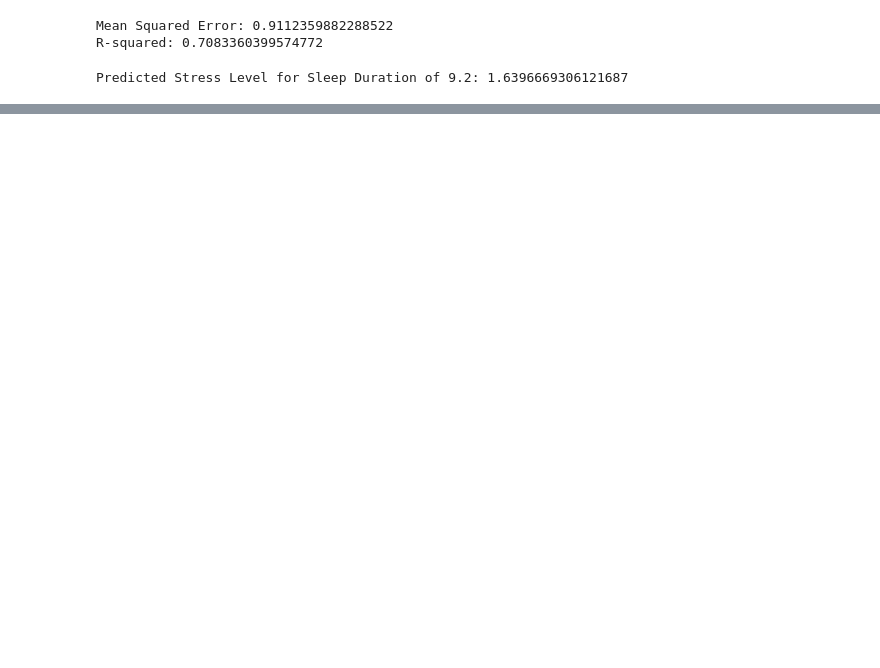
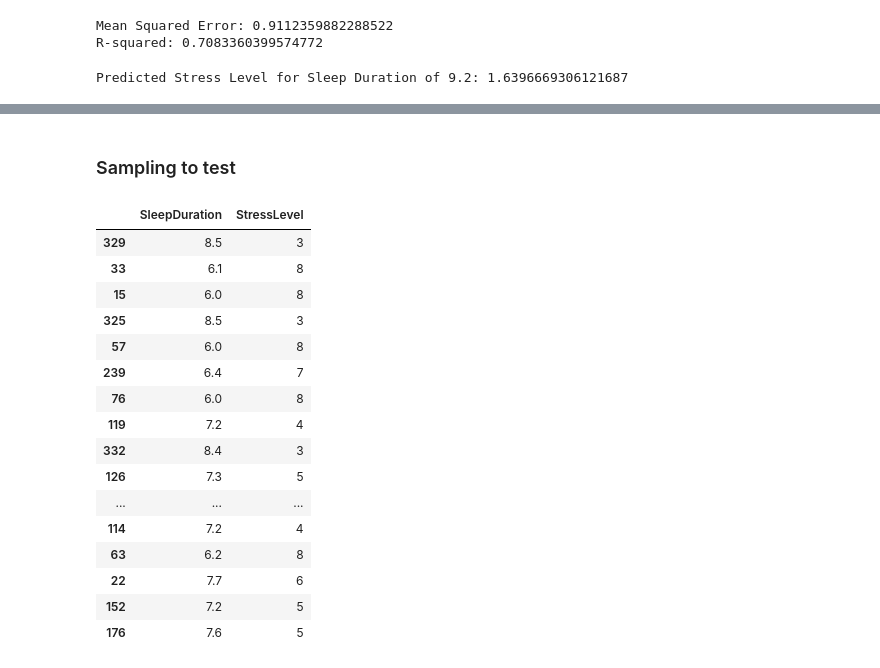
Before and after one commit to thangthewinner/MAS291_Project, a Jupyter notebook: project.ipynb, the cells around one changed output, grey strips where cells are left out. Drawn from its saved outputs; the diff is of its cells as text; code cells hidden in the pictures; blank space fills up the shorter version.

```diff
--- a/project.ipynb
+++ b/project.ipynb
@@ -428,4 +417,23 @@ plt.show()
+# %% [markdown]
+### Sampling to test
 # %%
-st = df.sample(n=30, random_state=113) [['SleepDuration','StressLevel']]
-fig = ff.create_table(st)
-fig.show()
+st = df[['SleepDuration','StressLevel']].sample(n=40,random_state=42)
+st
+# %% [output]
+|  | SleepDuration | StressLevel |
+| 329 | 8.5 | 3 |
+| 33 | 6.1 | 8 |
+| 15 | 6.0 | 8 |
+| 325 | 8.5 | 3 |
+| 57 | 6.0 | 8 |
+| 239 | 6.4 | 7 |
+| 76 | 6.0 | 8 |
+| 119 | 7.2 | 4 |
+| 332 | 8.4 | 3 |
+| 126 | 7.3 | 5 |
+| ... | ... | ... |
+| 114 | 7.2 | 4 |
+| 63 | 6.2 | 8 |
+| 22 | 7.7 | 6 |
+| 152 | 7.2 | 5 |
+| 176 | 7.6 | 5 |
```
Also changed, not shown: parts of 20 cells of this notebook, 1 other file.
